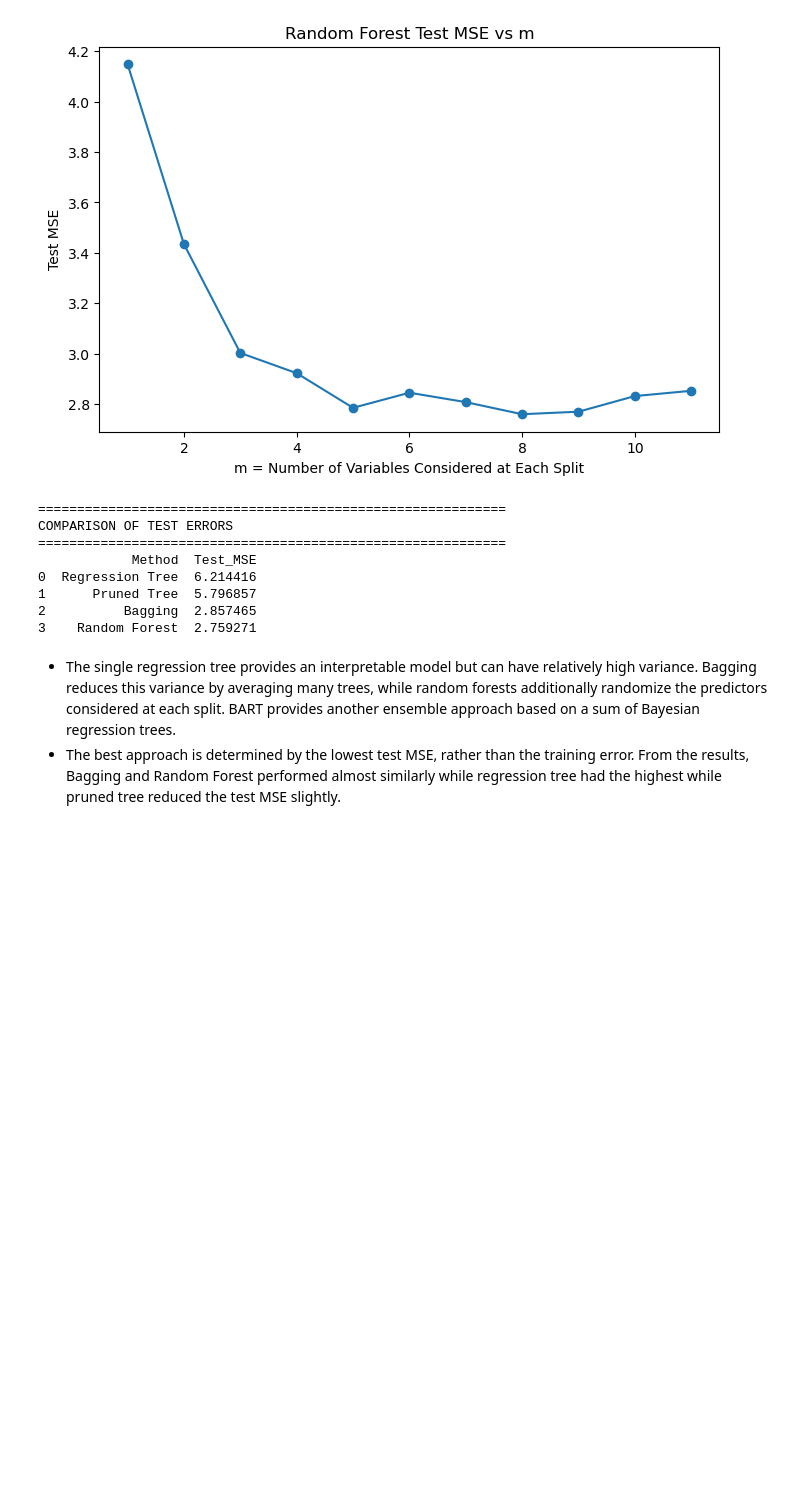
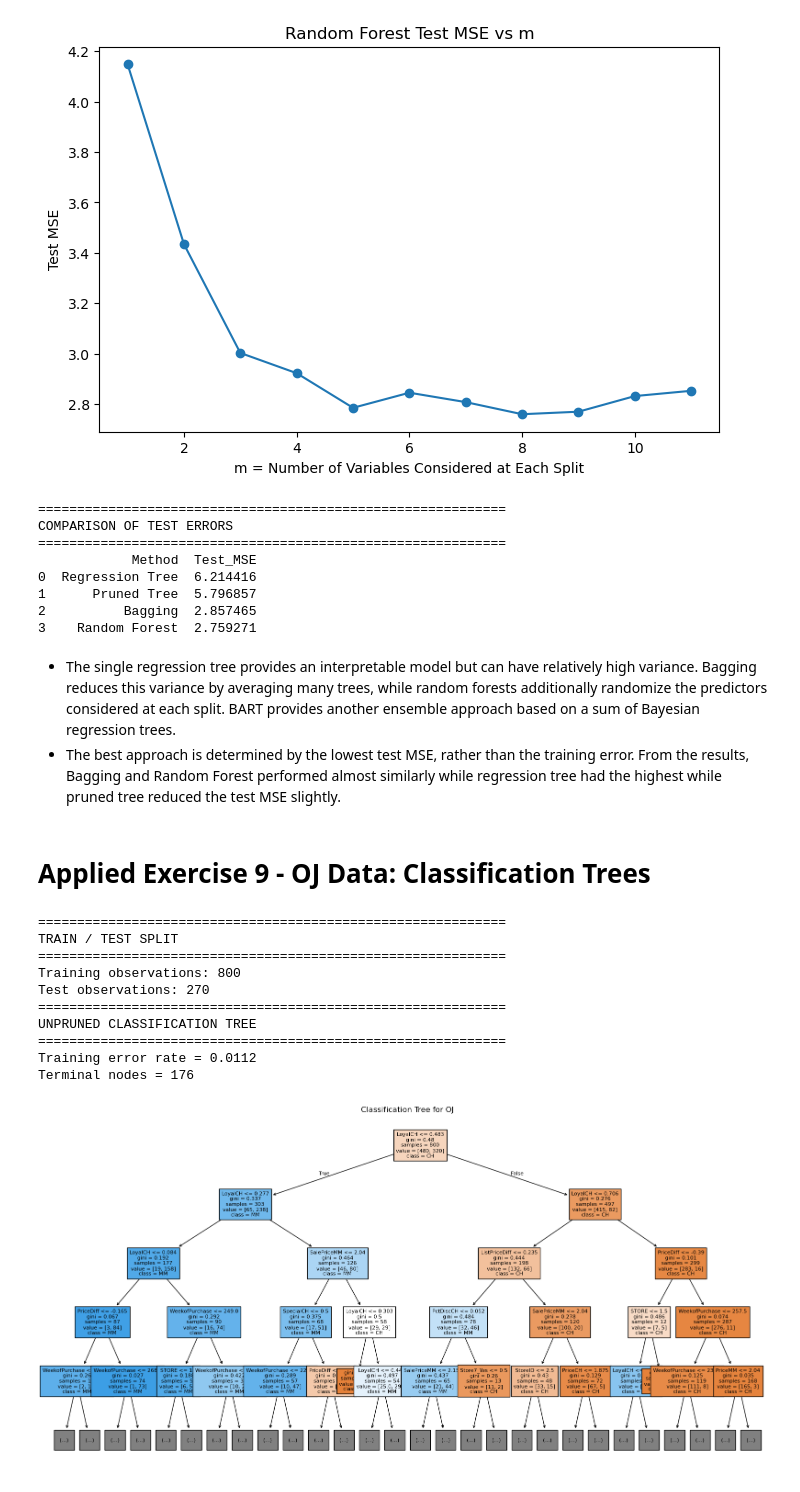
Before and after one commit to sumukha-r/isl-python-solutions, a Jupyter notebook: Chapter08-Tree-Based-Models/Chapter08-Tree-Based-Models.ipynb, the cells around one changed output. Cells and saved outputs as stored; diff of their text form; code cells hidden in the pictures; blank space fills up the shorter version.

Commit message:
Applied Exercise 9 Chapter 8

```diff
--- a/Chapter08-Tree-Based-Models/Chapter08-Tree-Based-Models.ipynb
+++ b/Chapter08-Tree-Based-Models/Chapter08-Tree-Based-Models.ipynb
@@ -294,3 +296,69 @@ COMPARISON OF TEST ERRORS
 # %% [markdown]
 - The single regression tree provides an interpretable model but can have relatively high variance. Bagging reduces this variance by averaging many trees, while random forests additionally randomize the predictors considered at each split. BART provides another ensemble approach based on a sum of Bayesian regression trees.
 - The best approach is determined by the lowest test MSE, rather than the training error. From the results, Bagging and Random Forest performed almost similarly while regression tree had the highest while pruned tree reduced the test MSE slightly.
+# %% [markdown]
+# Applied Exercise 9 - OJ Data: Classification Trees
+# %%
+OJ = load_data("OJ")
+rng = np.random.default_rng(1)
+train_idx = rng.choice(len(OJ), size=800, replace=False)
+train = OJ.iloc[train_idx].copy()
+test = OJ.drop(train.index).copy()
+
+X_train = pd.get_dummies(train.drop(columns="Purchase"), drop_first=True)
+X_test = pd.get_dummies(test.drop(columns="Purchase"), drop_first=True)
+X_test = X_test.reindex(columns=X_train.columns, fill_value=0)
+y_train = train["Purchase"]
+y_test = test["Purchase"]
+
+tree = DecisionTreeClassifier(random_state=1)
+tree.fit(X_train, y_train)
+
+train_pred = tree.predict(X_train)
+train_error = 1 - accuracy_score(y_train, train_pred)
+
+test_pred = tree.predict(X_test)
+test_error = 1 - accuracy_score(y_test, test_pred)
+
+print("=" * 60)
+print("TRAIN / TEST SPLIT")
+print("=" * 60)
+print(f"Training observations: {len(train)}")
+print(f"Test observations: {len(test)}")
+
+print("=" * 60)
+print("UNPRUNED CLASSIFICATION TREE")
+print("=" * 60)
+print(f"Training error rate = {train_error:.4f}")
+print(f"Terminal nodes = {tree.get_n_leaves()}")
+
+plt.figure(figsize=(20, 10))
+plot_tree(tree, feature_names=X_train.columns, class_names=tree.classes_.astype(str), filled=True, max_depth=4, fontsize=8)
+plt.title("Classification Tree for OJ")
+plt.show()
+
+print("=" * 60)
+print("TREE TEXT SUMMARY")
+print("=" * 60)
+print(export_text(tree, feature_names=list(X_train.columns)))
+
+cm = confusion_matrix(y_test, test_pred)
+print("=" * 60)
+print("TEST SET PERFORMANCE")
+print("=" * 60)
+print("Confusion Matrix:")
+print(pd.DataFrame(cm, index=["Actual CH", "Actual MM"], columns=["Predicted CH", "Predicted MM"]))
+print(f"Test accuracy = {1-test_error:.4f}")
+print(f"Test error rate = {test_error:.4f}")
+# %% [output]
+============================================================
+TRAIN / TEST SPLIT
+============================================================
+Training observations: 800
+Test observations: 270
+============================================================
+UNPRUNED CLASSIFICATION TREE
+============================================================
+Training error rate = 0.0112
+Terminal nodes = 176
+[figure, added]
```
Also changed, not shown: parts of 7 cells of this notebook, 1 other file.
